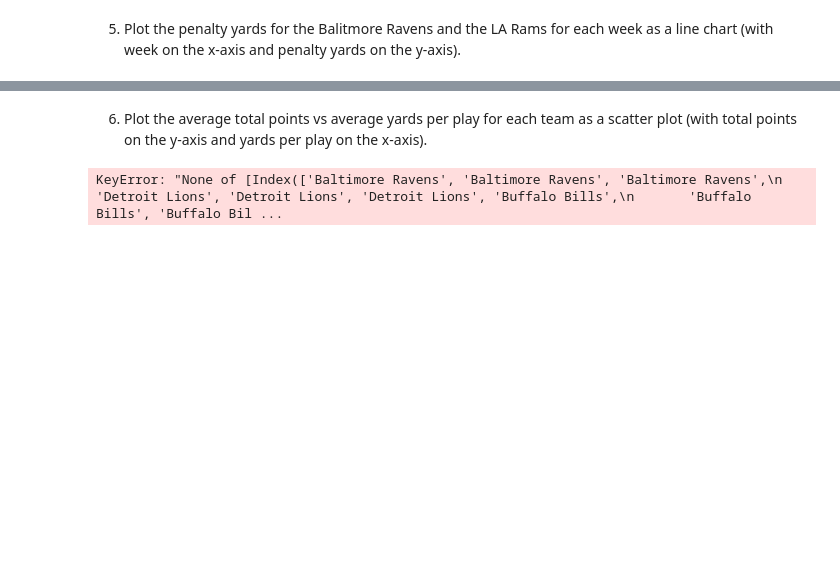
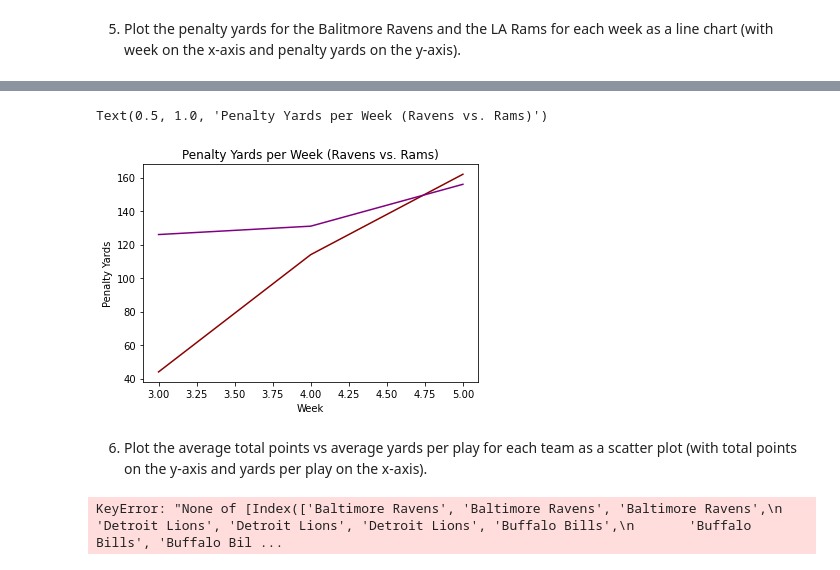
Before and after one commit to AveryH6/cis277-fa22-Lab5, a Jupyter notebook: Lab5.ipynb, the cells around one changed output, grey strips where cells are left out. Drawn from its saved outputs; the diff is of its cells as text; code cells hidden in the pictures; blank space fills up the shorter version.

```diff
--- a/Lab5.ipynb
+++ b/Lab5.ipynb
@@ -157,3 +125,15 @@ plt.show()
+# %%
+ravens = df1[ df1.team == "Baltimore Ravens"]
+rams = df1[ df1.team == "Los Angeles Rams"]
+
+plt.plot(ravens.week, ravens.penalty_yards, c='darkred')
+plt.plot(rams.week, rams.penalty_yards, 'purple')
+plt.xlabel("Week")
+plt.ylabel("Penalty Yards")
+plt.title('Penalty Yards per Week (Ravens vs. Rams)')
+# %% [output]
+Text(0.5, 1.0, 'Penalty Yards per Week (Ravens vs. Rams)')
+[figure, added]
 # %% [markdown]
 6. Plot the average total points vs average yards per play for each team as a scatter plot (with total points on the y-axis and yards per play on the x-axis).
 # %%
```
Also changed, not shown: parts of 7 cells of this notebook.
